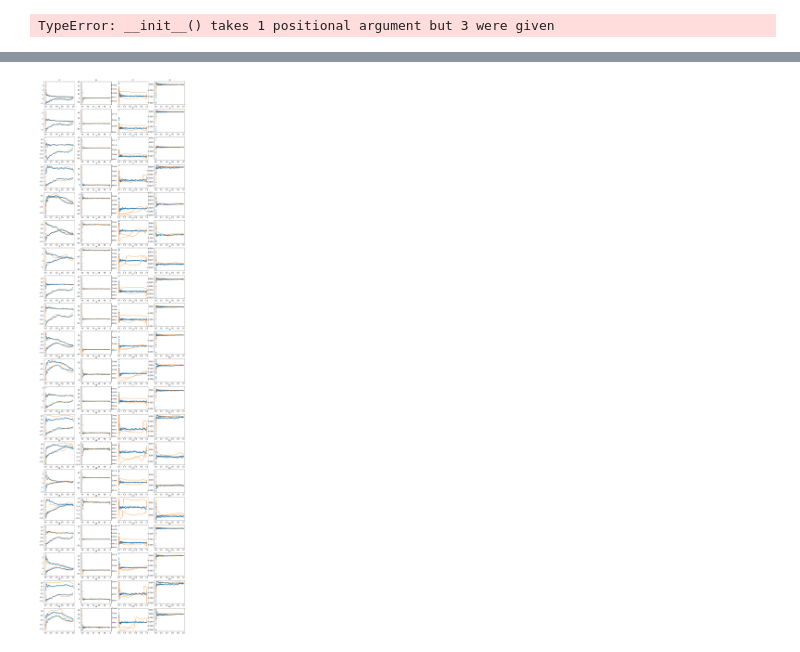
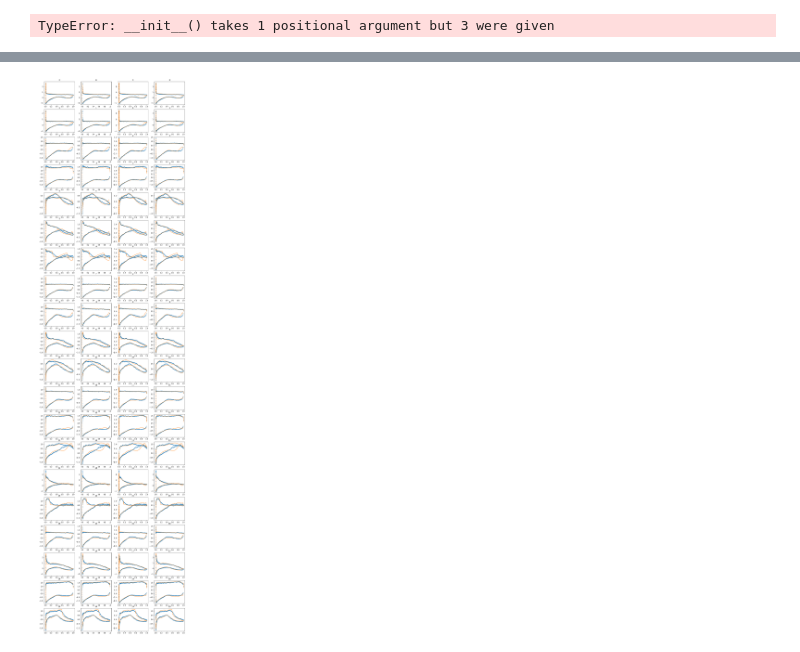
Before and after one commit to JohnnyNewman/MA, a Jupyter notebook: Untitled2.ipynb, the cells around one changed output, grey strips where cells are left out. Saved outputs shown, nothing was run; the diff lists cells and outputs as text; code cells hidden in the pictures.

```diff
--- a/Untitled2.ipynb
+++ b/Untitled2.ipynb
@@ -14,5 +14,8 @@ TypeError: __init__() takes 1 positional argument but 3 were given
 test_dataset[0]
 # %%
 y = model()
+# %%
+PATH = "lightning_logs/version_4/checkpoints/epoch=951.ckpt"
+model = AirfoilModel.load_from_checkpoint(PATH)
 # %%
 ma, aoa, dv, x, y = test_dataset[:]
@@ -19,6 +23,3 @@ ma, aoa, dv, x, y = test_dataset[:]
-# %%
-PATH = "lightning_logs/version_30/checkpoints/epoch=869.ckpt"
-model = AirfoilModel.load_from_checkpoint(PATH, None, None)
 # %%
 model = model.double().eval()
 z = model(x, ma, aoa)
@@ -32,16 +33,16 @@ tensor(0.2306, dtype=torch.float64, grad_fn=<MseLossBackward>)
 # %%
 fig, axes = plt.subplots(20, 4, figsize=(16,64))
 
 for k, ax in enumerate(axes.flat):
     i = int(k / 4)
     j = k % 4
     #i = k
     #j = 0
-    ax.plot(x[i,0,:], -z[i, j, :], ".")
-    ax.plot(x[i,0,:], -y[i, j, :])
+    ax.plot(x[i,0,:], -z[i, 0, :], ".")
+    ax.plot(x[i,0,:], -y[i, 0, :])
     ax.set_title(f"{i}")
 # %% [output]
-[figure, old version]
+[figure, new version]
 # %%
 F.mse_loss(z, y)
 # %%
```
Also changed, not shown: parts of 7 cells of this notebook, 12 other files.
